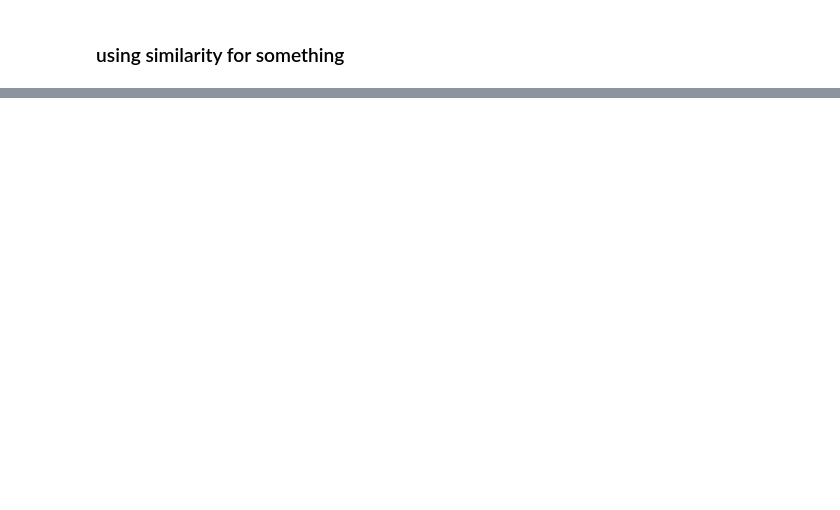
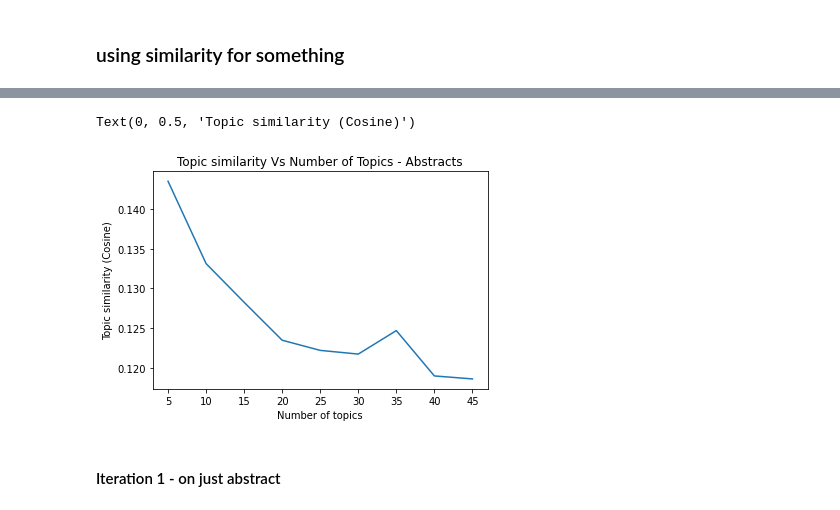
Before and after one commit to lbl-camera/berteley, a Jupyter notebook: Topic_Modeling.ipynb, the cells around one changed output, grey strips where cells are left out. Saved outputs shown, nothing was run; the diff lists cells and outputs as text; code cells hidden in the pictures; blank space fills up the shorter version.

Commit message:
lda - two iterations

```diff
--- a/Topic_Modeling.ipynb
+++ b/Topic_Modeling.ipynb
@@ -140,0 +154,10 @@ NameError: ignored
+# %%
+plt.plot(x,topic_sim_num)
+plt.title("Topic similarity Vs Number of Topics - Abstracts")
+plt.xlabel("Number of topics")
+plt.ylabel("Topic similarity (Cosine)")
+# %% [output]
+Text(0, 0.5, 'Topic similarity (Cosine)')
+[figure, added]
+# %% [markdown]
+#### Iteration 1 - on just abstract
```
Also changed, not shown: parts of 9 cells of this notebook.
